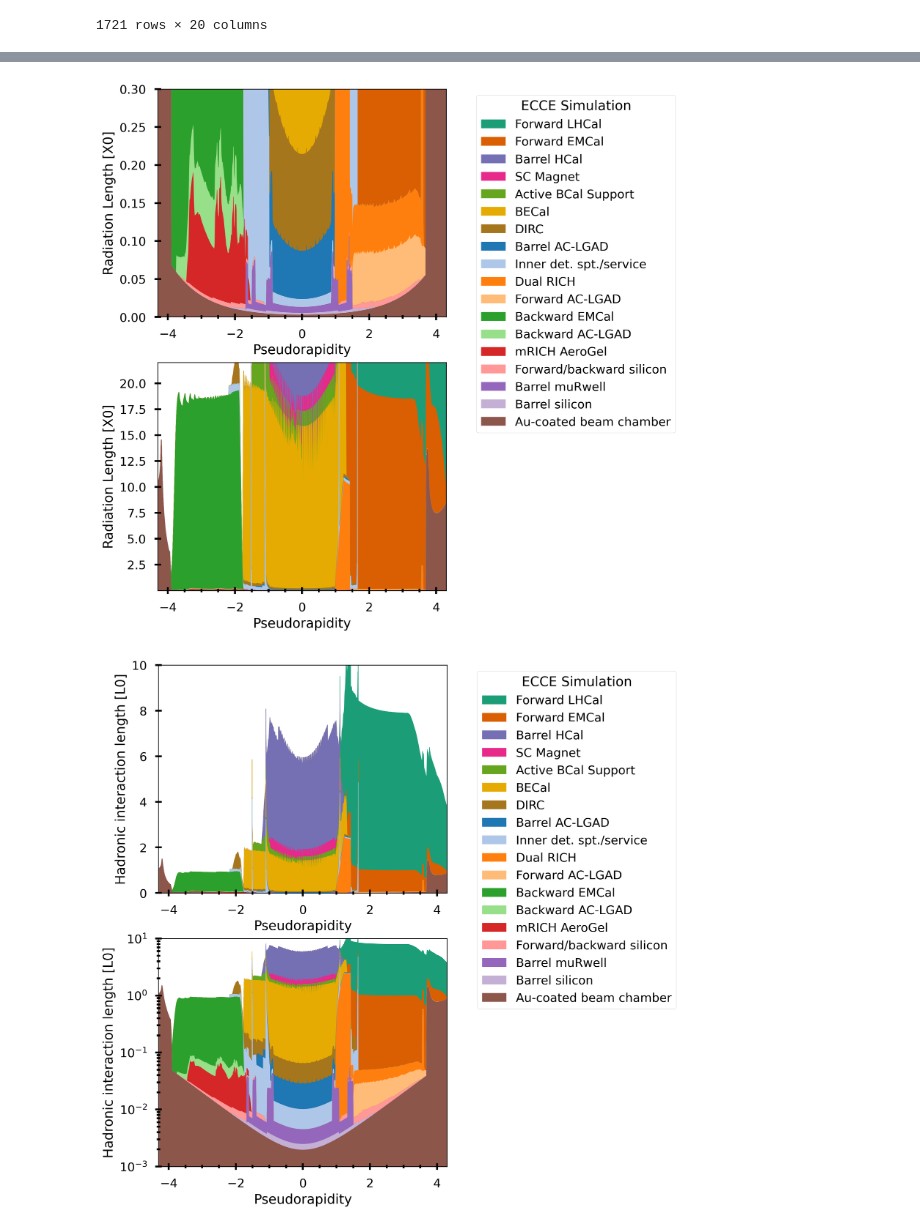
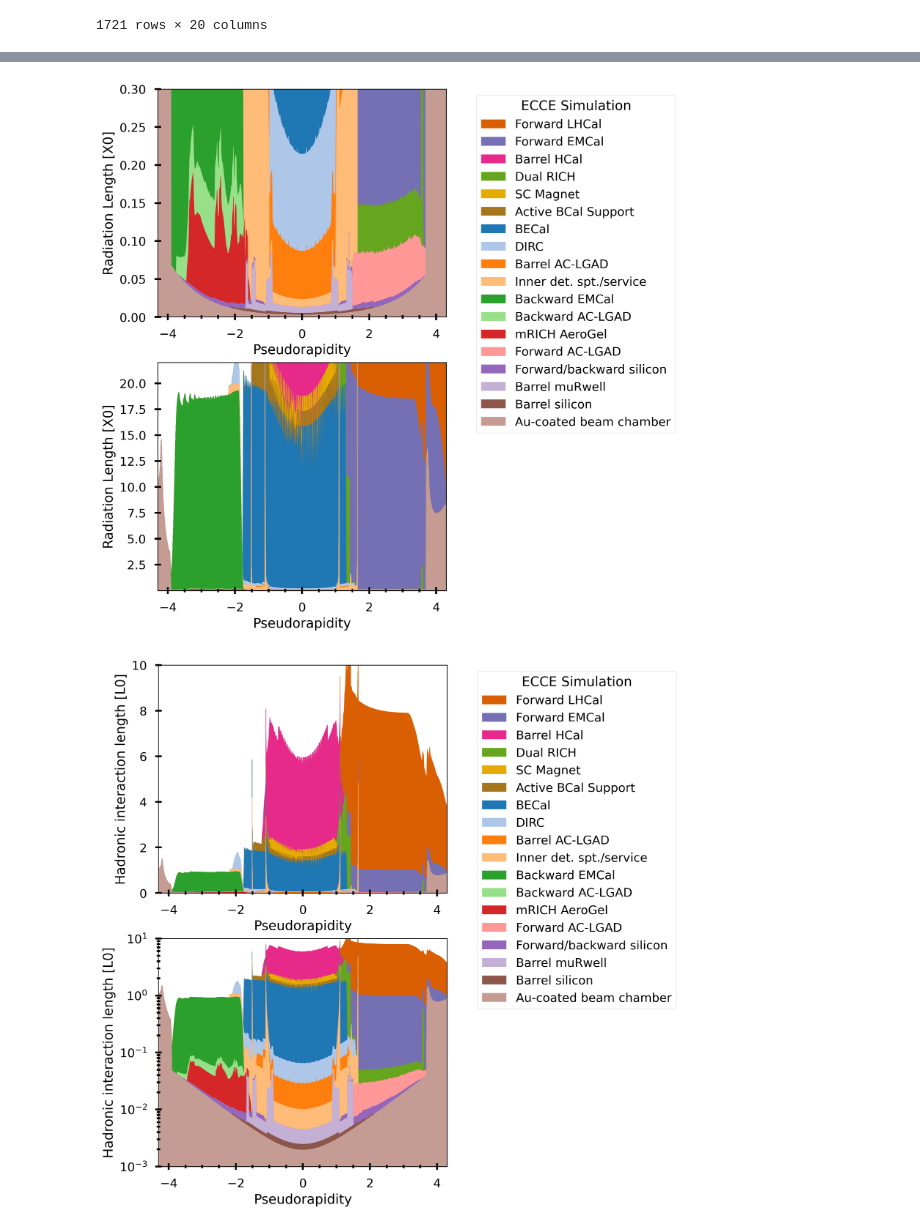
Before and after one commit to blackcathj/macros-1, a Jupyter notebook: detectors/EICDetector/PlotSubset.ipynb, the cells around one changed output, grey strips where cells are left out. Saved outputs shown, nothing was run; the diff lists cells and outputs as text; code cells hidden in the pictures.

```diff
--- a/detectors/EICDetector/PlotSubset.ipynb
+++ b/detectors/EICDetector/PlotSubset.ipynb
@@ -187,7 +187,7 @@ datasets
 # ax = fig.add_subplot(1, 1, 1)  # create an axes object in the figure
 fig, axs = plt.subplots(nrows=2, ncols=1, figsize=(8, 10), dpi=300)
 
-color_index = 0;
+color_index = 1;
 
 datasets_reverse = datasets.copy();
 datasets_reverse.reverse();
@@ -221,34 +221,34 @@ chartBox = ax.get_position()
 ax.set_position([chartBox.x0, chartBox.y0, chartBox.width*0.7, chartBox.height])
 ax.legend(loc='upper center', bbox_to_anchor=(1.45, 1), ncol=1,
          title = f'ECCE Simulation',
          title_fontsize='x-large'
          )
 
 ax=axs[1]
 
 # ax.set_yscale('log')
 ax.set_xlabel("Pseudorapidity")
 ax.set_ylabel("Radiation Length [X0]")
 ax.set_xlim([-4.3, 4.3]);
 ax.set_ylim([1e-3, 22]);
 
 ax.tick_params(which='both',direction='inout');
 ax.xaxis.set_minor_locator(AutoMinorLocator())
 ax.tick_params(which='both', width=2)
 ax.tick_params(which='major', length=7)
 ax.tick_params(which='minor', length=4)
 
 chartBox = ax.get_position()
 ax.set_position([chartBox.x0, chartBox.y0, chartBox.width*0.7, chartBox.height])
 # ax.legend(loc='upper center', bbox_to_anchor=(1.45, 1), ncol=1,
 #          title = f'Fun4All-EIC Simulation\nTracking and PID detectors\n{CautiousLabel}',
 #          title_fontsize='x-large'
 #          )
 
 plt.savefig(os.path.join(f'{file_base}x0_layer_Raditioan_Length_Log.pdf'), bbox_inches='tight')
 plt.savefig(os.path.join(f'{file_base}x0_layer_Raditioan_Length_Log.png'), bbox_inches='tight')
 # %% [output]
-[figure, old version]
+[figure, new version]
 # %%
 # fig= plt.figure(num=None, figsize=(8, 16), dpi=80, facecolor='w', edgecolor='k')
 # ax = fig.add_subplot(1, 1, 1)  # create an axes object in the figure
@@ -256,7 +256,7 @@ fig, axs = plt.subplots(nrows=2, ncols=1, figsize=(8, 10), dpi=300)
 
 datasets_reverse = datasets.copy();
 datasets_reverse.reverse();
-color_index = 0
+color_index = 1
 
 for dataset in datasets_reverse:
 
@@ -314,4 +314,4 @@ ax.set_position([chartBox.x0, chartBox.y0, chartBox.width*0.7, chartBox.height])
 plt.savefig(os.path.join(f'{file_base}lambda0_layer_Hadronic_Interaction_Length_Log.pdf'), bbox_inches='tight')
 plt.savefig(os.path.join(f'{file_base}lambda0_layer_Hadronic_Interaction_Length_Log.png'), bbox_inches='tight')
 # %% [output]
-[figure, old version]
+[figure, new version]
```
Also changed, not shown: parts of 3 cells of this notebook, 4 other files.
